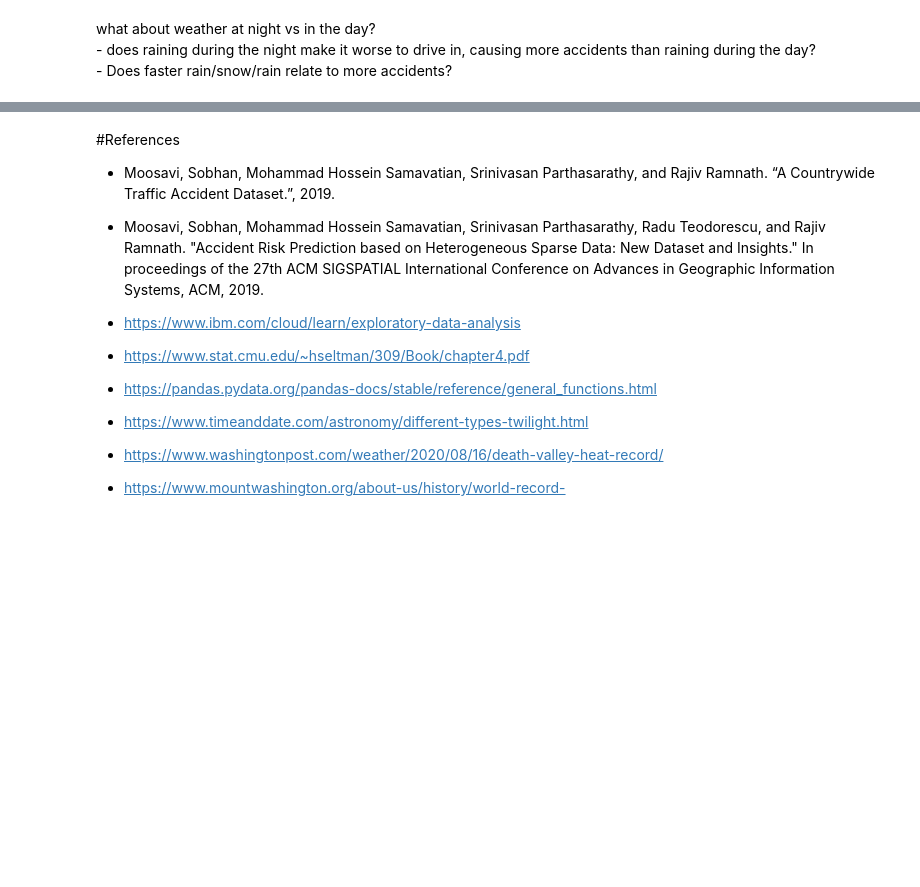
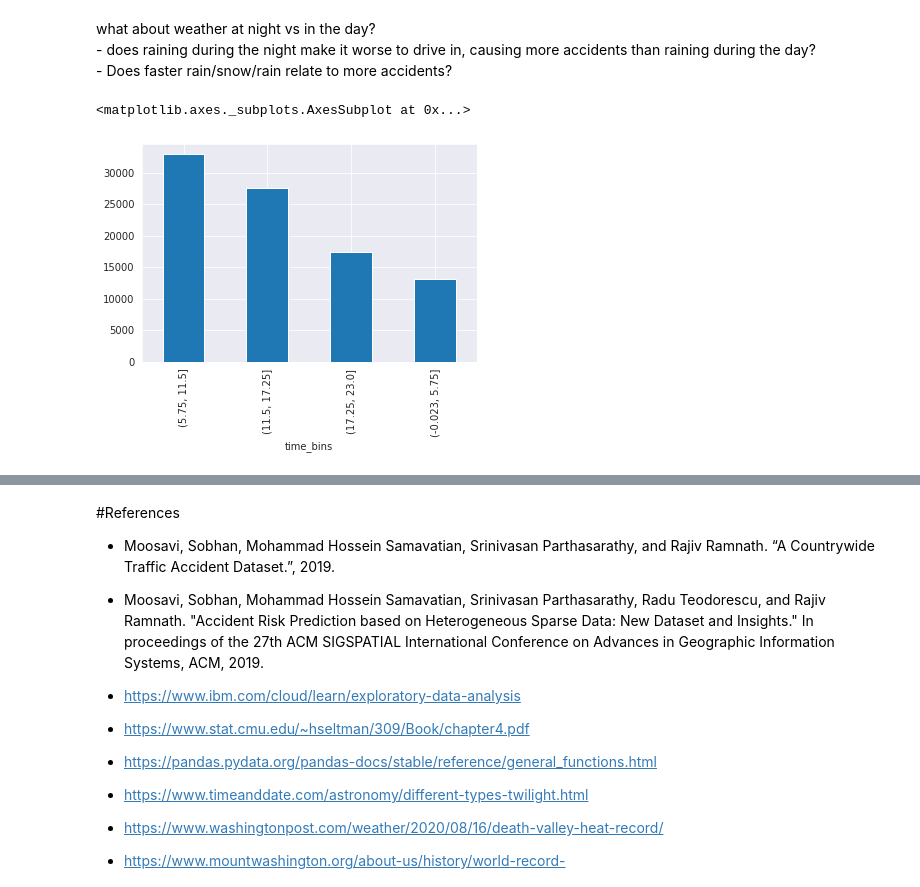
Before and after one commit to lodi-m/US-Traffic-Accidents-Analysis, a Jupyter notebook: EDA_us_accidents.ipynb, the cells around one changed output, grey strips where cells are left out. Drawn from its saved outputs; the diff is of its cells as text; code cells hidden in the pictures; blank space fills up the shorter version.

```diff
--- a/EDA_us_accidents.ipynb
+++ b/EDA_us_accidents.ipynb
@@ -508,3 +508,11 @@ what about weather at night vs in the day?
 # for each cateogry, look at the severity of accidents
 
 #categorize the precip > 0 into low, medium and high precip, and look at their morning, afternoon, evening, night severities
+# %%
+#this lets us divide the accidents into 4 bins -> morning, afternoon, evening, night
+precip_more_zero['time_bins'] = pd.cut(pd.to_datetime(precip_more_zero['Start_Time']).dt.hour, bins = 4)
+time_bins_grouped = precip_more_zero.groupby(by='time_bins')['ID'].count().sort_values(ascending=False)
+time_bins_grouped.plot.bar()
+# %% [output]
+<matplotlib.axes._subplots.AxesSubplot at 0x...>
+[figure, added]
```
Also changed, not shown: parts of 3 cells of this notebook.
